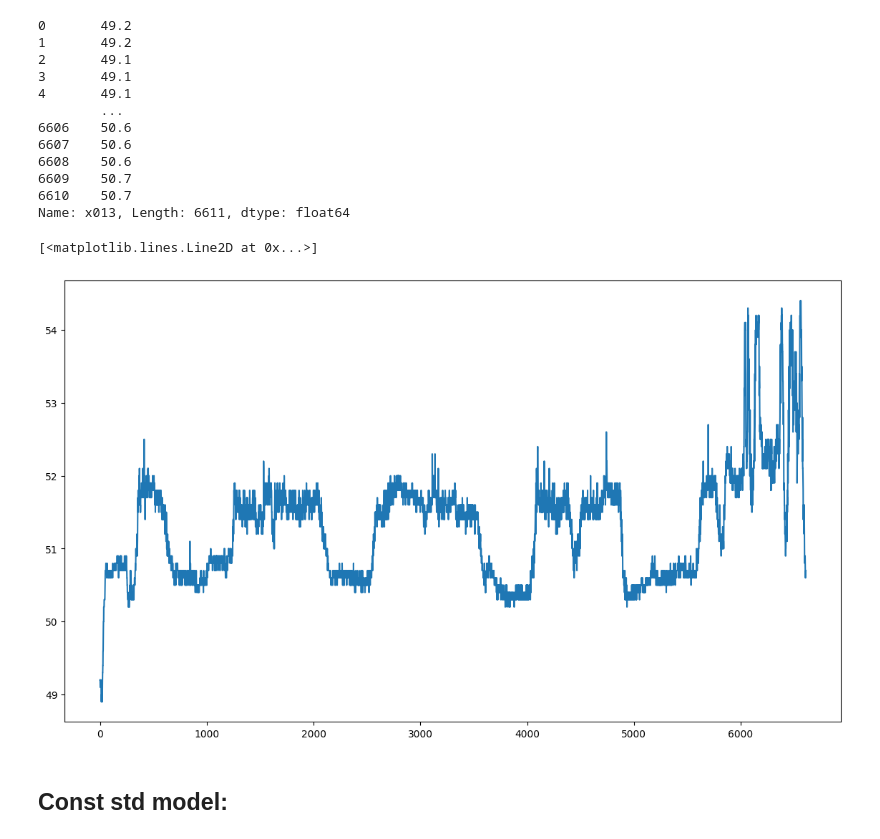
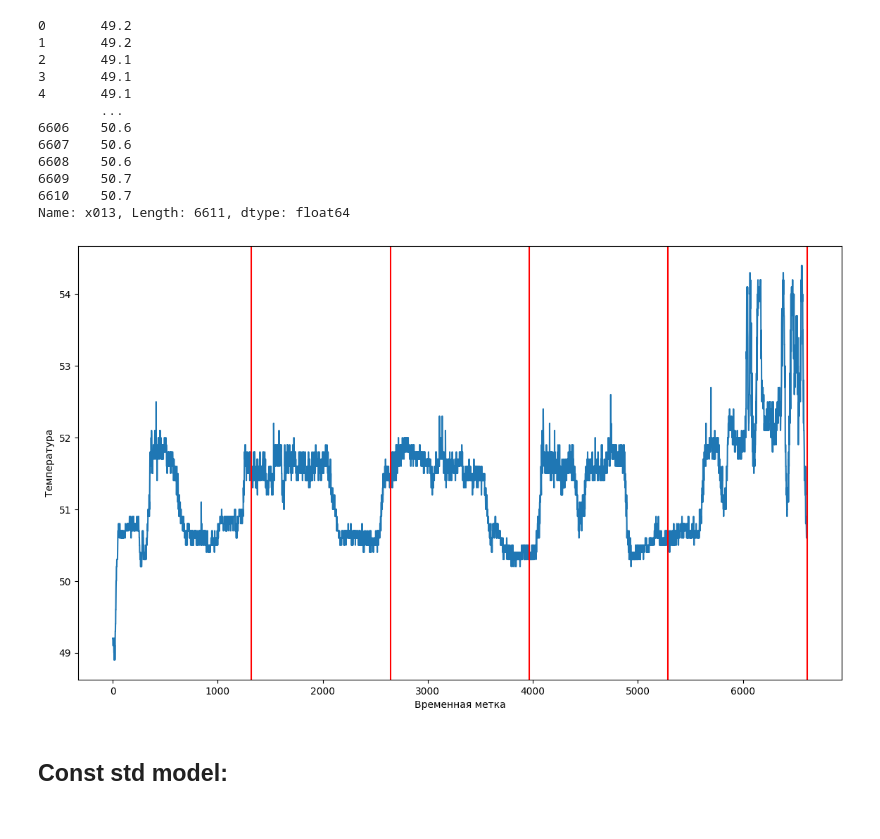
Before and after one commit to DefaultMaxim/anomaly-detection, a Jupyter notebook: example.ipynb, the cells around one changed output. Saved outputs shown, nothing was run; the diff lists cells and outputs as text; code cells hidden in the pictures.

```diff
--- a/example.ipynb
+++ b/example.ipynb
@@ -23,13 +23,17 @@ data.iloc[:, 1]
 6609    50.7
 6610    50.7
 Name: x013, Length: 6611, dtype: float64
-# %%
-plt.figure(figsize=(14, 8))
-
-plt.plot(data.iloc[:, 1])
-# %% [output]
-[<matplotlib.lines.Line2D at 0x...>]
-[figure, removed]
+# %%
+plt.figure(figsize=(14, 8))
+n = 5
+k = np.cumsum([int(len(data.iloc[:, 1])/n) for i in range(n)])
+plt.plot(data.iloc[:, 1])
+[plt.axvline(k[i], color='red') for i in range(len(k))]
+plt.xlabel('Временная метка')
+plt.ylabel('Температура')
+plt.show()
+# %% [output]
+[figure, added]
 # %% [markdown]
 ## Const std model:
 # %%
```
Also changed, not shown: parts of 9 cells of this notebook, 5 other files.
